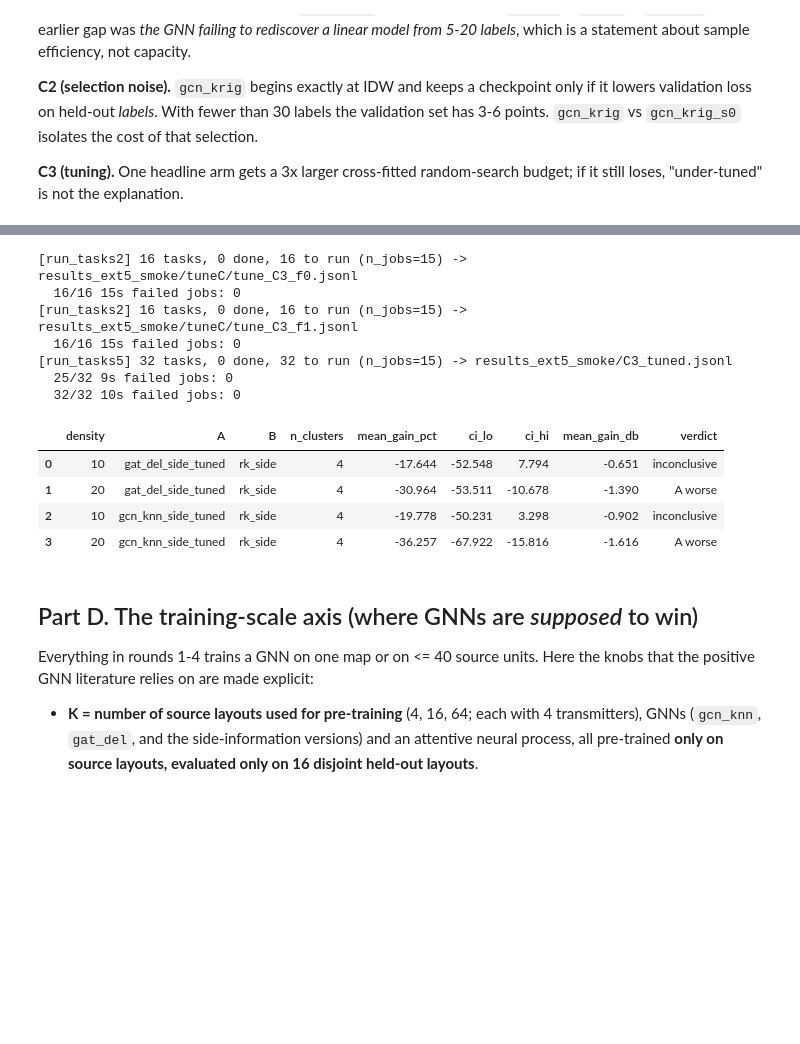
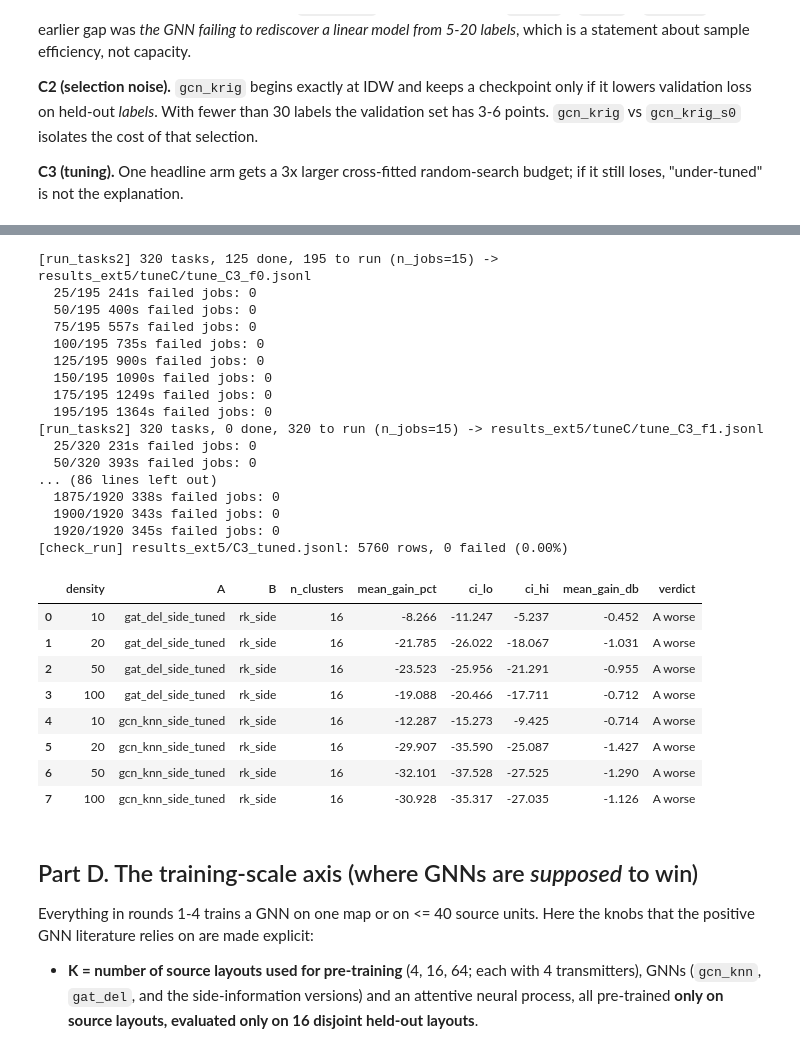
Before and after one commit to CompileArtisan/prism, a Jupyter notebook: radiomap_ext5_regime_scale.ipynb, the cells around one changed output, grey strips where cells are left out. Saved outputs shown, nothing was run; the diff lists cells and outputs as text; code cells hidden in the pictures; blank space fills up the shorter version.

```diff
--- a/radiomap_ext5_regime_scale.ipynb
+++ b/radiomap_ext5_regime_scale.ipynb
@@ -24,9 +45,11 @@ sys.path.insert(0, os.getcwd()); warnings.filterwarnings("ignore", category=User
 import numpy as np, pandas as pd, matplotlib.pyplot as plt
 pd.set_option("display.width", 220); pd.set_option("display.max_columns", 40)
 
-SMOKE   = True                                  # True: tiny fake-data pass to check plumbing. Set False for the real run.
+MODE    = os.environ.get("RM_MODE", "full")      # "smoke": tiny plumbing pass | "pilot": real step counts, small pool, must pass the gates | "full": the paper run
+assert MODE in ("smoke", "pilot", "full"), MODE
+SMOKE, PILOT = MODE == "smoke", MODE == "pilot"
 N_JOBS  = max(1, (os.cpu_count() or 2) - 1)
-ROOT    = "results_ext5_smoke" if SMOKE else "results_ext5"; os.makedirs(ROOT, exist_ok=True); os.makedirs(f"{ROOT}/figures", exist_ok=True)
+ROOT    = "results_ext5" if MODE == "full" else f"results_ext5_{MODE}"; os.makedirs(ROOT, exist_ok=True); os.makedirs(f"{ROOT}/figures", exist_ok=True)
 
 # --- where rounds 1-4 wrote their results / unit caches (edit if yours differ) -----------------------------------------
 RESULT_GLOBS = ["results_conf3/*/*_random.jsonl", "results_conf3/*/*_blocked.jsonl",
@@ -38,5 +61,7 @@ DROP_SCENARIOS = ("i1_2p5",)     # 100% LOS, y_std 1.2 dB, RMSE ~0.07 dB: a 5% w
 MARGIN_PCT = 2.0                 # equivalence margin, as in rounds 2-4
 import rmbench_core as rc
 print("cache dirs found:", CACHE_DIRS)
+RUNS, LEAK, LOFO = [], {}, {}      # filled by later cells; read by the gate in Part H
+print("MODE =", MODE, "| ROOT =", ROOT)
 # %% [output]
 cache dirs found: ['results_conf2/cache_dm_path', 'results_conf2/cache_sod', 'results_conf2/cache_uji', 'results_conf2/cache_wall', 'results_conf3/cache_dm_path', 'results_conf3/cache_sod', 'results_c ...
@@ -644,7 +714,8 @@ The regression is OLS with a **bootstrap over parents (building-floors / layouts
 # %%
 if SMOKE and not glob.glob(RESULT_GLOBS[0]):
     print("SMOKE: no earlier results found; Part A will use the Part E smoke run (executed later). Skip to Part B/E and come back.")
-df = x5.load_results(RESULT_GLOBS + ([f"{ROOT}/smoke/*/*.jsonl"] if SMOKE else []))
+df_all = x5.load_results(RESULT_GLOBS + [f"{ROOT}/smoke/*/*.jsonl" if SMOKE else f"{ROOT}/E/*/*.jsonl"])   # v2: Part E rows (gp_ml, rbf_spline, coord_mlp) now always enter Part A
+df = df_all
 if len(df):
     df = df[~df.scenario.isin(DROP_SCENARIOS)]
     print(f"{len(df)} rows, {df.status.eq('ok').mean():.1%} ok | families:", sorted(df.family.unique()), "| methods:", sorted(df.name.unique())[:40])
@@ -786,7 +878,8 @@ if x5.HAVE_TORCH:
     jobs_b = rx.base_jobs() + [dict(name="rk_side", method="rk_side", hp=dict(fset="geo_side"))] + x5.extra_jobs(side=True) + x5.diag_jobs()
     jobs_b = [dict(j, hp={**j.get("hp", {}), **({"steps": 20} if "steps" in j.get("hp", {}) and j["name"] != "rk_gcn_s0" and j["name"] != "gcn_krig_s0" else {})}) for j in jobs_b]
     print("leak check (True = predictions identical when test labels are corrupted):")
-    print(x5.leak_check(jobs_b, names_b[0], WALL_B, density=20))
+    LEAK["B"] = x5.leak_check(jobs_b, names_b[0], WALL_B, density=20); print(LEAK["B"])
+    assert all(LEAK["B"].values()), "LEAK in " + str([k for k, v in LEAK["B"].items() if not v])
     t = x5.make_tasks5(names_b, WALL_B["densities"], [0], jobs_b, WALL_B, "chk")
     x5.run_tasks5(t, f"{ROOT}/check_B.jsonl", n_jobs=1)
     dB = rc.read_results(f"{ROOT}/check_B.jsonl"); display(dB.groupby("name").agg(ok=("status", lambda s: (s == "ok").mean()), rmse=("rmse", "mean"), sec=("seconds", "mean")).round(3))
@@ -821,8 +913,9 @@ leak check (True = predictions identical when test labels are corrupted):
 
 **C3 (tuning).** One headline arm gets a 3x larger cross-fitted random-search budget; if it still loses, "under-tuned" is not the explanation.
 # %%
-S = dict(n_layouts=4, n_tx=2, n_pts=350, dens=(10, 20), n_test=100, reps=[0, 1], steps=30, trials=3) if SMOKE else \
-    dict(n_layouts=16, n_tx=6, n_pts=500, dens=(10, 20, 50, 100), n_test=200, reps=list(range(400, 405)), steps=150, trials=24)
+S = {"smoke": dict(n_layouts=4, n_tx=2, n_pts=350, dens=(10, 20), n_test=100, reps=[0, 1], steps=30, trials=3),
+     "pilot": dict(n_layouts=8, n_tx=3, n_pts=400, dens=(10, 20, 50), n_test=100, reps=[400, 401], steps=100, trials=8),
+     "full":  dict(n_layouts=16, n_tx=6, n_pts=500, dens=(10, 20, 50, 100), n_test=200, reps=list(range(400, 405)), steps=150, trials=24)}[MODE]
 WALL_C = dict(rc.DEFAULT_CFG, cache_dir=f"{ROOT}/cache_wall_c", densities=S["dens"], n_test=S["n_test"], n_rep=len(S["reps"]), min_unit_points=min(300, S["n_pts"] - 100),
               outage_q=(0.1, 0.25), outage_abs_dbm=(), outage_min_class=8, trend_policy="robust", seed=7, test_salt="c5")
 names_c = r2.build_wall_units(WALL_C, S["n_layouts"], S["n_tx"], seed=7, n_pts=S["n_pts"]) if x5.HAVE_TORCH else []
@@ -831,5 +924,6 @@ if SMOKE and x5.HAVE_TORCH: jobs_c = [dict(j, hp={**j.get("hp", {}), **({"steps"
 if x5.HAVE_TORCH:
     path_c = f"{ROOT}/C_wall.jsonl"
     x5.run_tasks5(x5.make_tasks5(names_c, WALL_C["densities"], S["reps"], jobs_c, WALL_C, "C"), path_c, N_JOBS)
+    RUNS.append(x5.check_run(path_c, strict=not SMOKE))
     dC = rc.read_results(path_c); dC["split"] = "random"; dC["family"] = "wall_c"
 # %% [output]
@@ -868,28 +971,42 @@ same, for rk_gcn vs its ridge+IDW start:
 # %%
 # C3: larger cross-fitted tuning budget on the headline side-information GNN (compare to the default-hyper-parameter arm)
 if x5.HAVE_TORCH:
     bases = ["gat_del_side", "gcn_knn_side"]; folds = r2.parent_folds(names_c, WALL_C["cache_dir"], 2, "layout")
     best = r2.tune_crossfit(names_c, WALL_C, f"{ROOT}/tuneC", "C3", bases, N_JOBS, 2, "layout", n_trials=S["trials"], tune_rep=2, max_tune_units=40, salt="tuneC5")
     tasks = []
     for f, units in folds.items():
         tasks += x5.make_tasks5(units, WALL_C["densities"], S["reps"], [dict(name="rk_side", method="rk_side", hp=dict(fset="geo_side"))] + r2.tuned_jobs(best[f]), WALL_C, f"C3|f{f}")
-    x5.run_tasks5(tasks, f"{ROOT}/C3_tuned.jsonl", N_JOBS)
+    x5.run_tasks5(tasks, f"{ROOT}/C3_tuned.jsonl", N_JOBS); RUNS.append(x5.check_run(f"{ROOT}/C3_tuned.jsonl", strict=not SMOKE))
     d3 = rc.read_results(f"{ROOT}/C3_tuned.jsonl"); d3["split"] = "random"; d3["family"] = "wall_c"
     tn = sorted(n for n in d3.name.unique() if n.endswith("_tuned"))
     c3 = x5.contrast_table(d3, [(n, "rk_side") for n in tn], by=("family", "density")); display(c3[["density", "A", "B", "n_clusters", "mean_gain_pct", "ci_lo", "ci_hi", "mean_gain_db", "verdict"]].round(3))
 # %% [output]
-[run_tasks2] 16 tasks, 0 done, 16 to run (n_jobs=15) -> results_ext5_smoke/tuneC/tune_C3_f0.jsonl
-  16/16 15s failed jobs: 0
-[run_tasks2] 16 tasks, 0 done, 16 to run (n_jobs=15) -> results_ext5_smoke/tuneC/tune_C3_f1.jsonl
-  16/16 15s failed jobs: 0
-[run_tasks5] 32 tasks, 0 done, 32 to run (n_jobs=15) -> results_ext5_smoke/C3_tuned.jsonl
-  25/32 9s failed jobs: 0
-  32/32 10s failed jobs: 0
+[run_tasks2] 320 tasks, 125 done, 195 to run (n_jobs=15) -> results_ext5/tuneC/tune_C3_f0.jsonl
+  25/195 241s failed jobs: 0
+  50/195 400s failed jobs: 0
+  75/195 557s failed jobs: 0
+  100/195 735s failed jobs: 0
+  125/195 900s failed jobs: 0
+  150/195 1090s failed jobs: 0
+  175/195 1249s failed jobs: 0
+  195/195 1364s failed jobs: 0
+[run_tasks2] 320 tasks, 0 done, 320 to run (n_jobs=15) -> results_ext5/tuneC/tune_C3_f1.jsonl
+  25/320 231s failed jobs: 0
+  50/320 393s failed jobs: 0
+... (86 lines left out)
+  1875/1920 338s failed jobs: 0
+  1900/1920 343s failed jobs: 0
+  1920/1920 345s failed jobs: 0
+[check_run] results_ext5/C3_tuned.jsonl: 5760 rows, 0 failed (0.00%)
 |  | density | A | B | n_clusters | mean_gain_pct | ci_lo | ci_hi | mean_gain_db | verdict |
-| 0 | 10 | gat_del_side_tuned | rk_side | 4 | -17.644 | -52.548 | 7.794 | -0.651 | inconclusive |
-| 1 | 20 | gat_del_side_tuned | rk_side | 4 | -30.964 | -53.511 | -10.678 | -1.390 | A worse |
-| 2 | 10 | gcn_knn_side_tuned | rk_side | 4 | -19.778 | -50.231 | 3.298 | -0.902 | inconclusive |
-| 3 | 20 | gcn_knn_side_tuned | rk_side | 4 | -36.257 | -67.922 | -15.816 | -1.616 | A worse |
+| 0 | 10 | gat_del_side_tuned | rk_side | 16 | -8.266 | -11.247 | -5.237 | -0.452 | A worse |
+| 1 | 20 | gat_del_side_tuned | rk_side | 16 | -21.785 | -26.022 | -18.067 | -1.031 | A worse |
+| 2 | 50 | gat_del_side_tuned | rk_side | 16 | -23.523 | -25.956 | -21.291 | -0.955 | A worse |
+| 3 | 100 | gat_del_side_tuned | rk_side | 16 | -19.088 | -20.466 | -17.711 | -0.712 | A worse |
+| 4 | 10 | gcn_knn_side_tuned | rk_side | 16 | -12.287 | -15.273 | -9.425 | -0.714 | A worse |
+| 5 | 20 | gcn_knn_side_tuned | rk_side | 16 | -29.907 | -35.590 | -25.087 | -1.427 | A worse |
+| 6 | 50 | gcn_knn_side_tuned | rk_side | 16 | -32.101 | -37.528 | -27.525 | -1.290 | A worse |
+| 7 | 100 | gcn_knn_side_tuned | rk_side | 16 | -30.928 | -35.317 | -27.035 | -1.126 | A worse |
 # %% [markdown]
 ## Part D. The training-scale axis (where GNNs are *supposed* to win)
 
```
Also changed, not shown: parts of 23 cells of this notebook, 1 other file.
